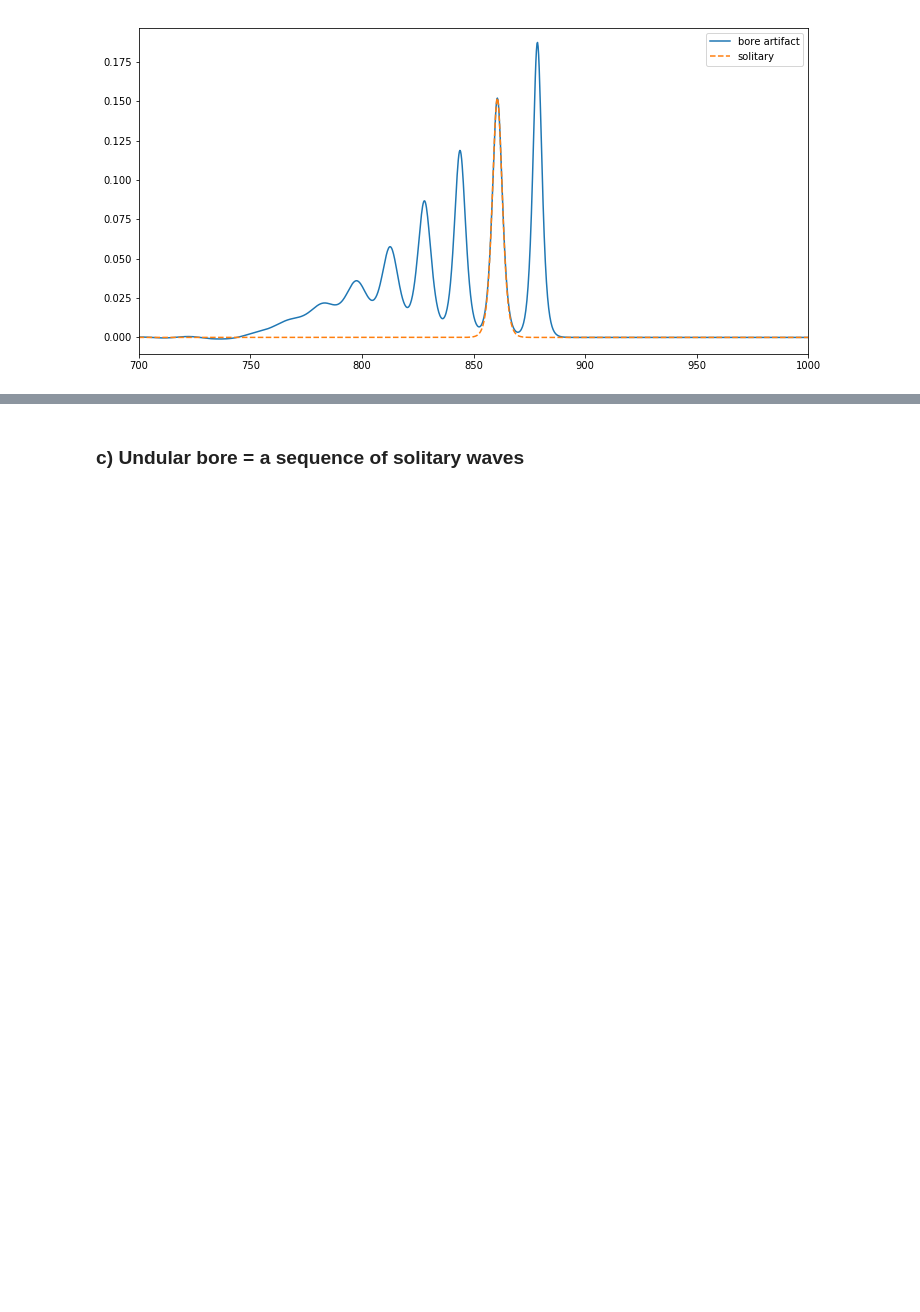
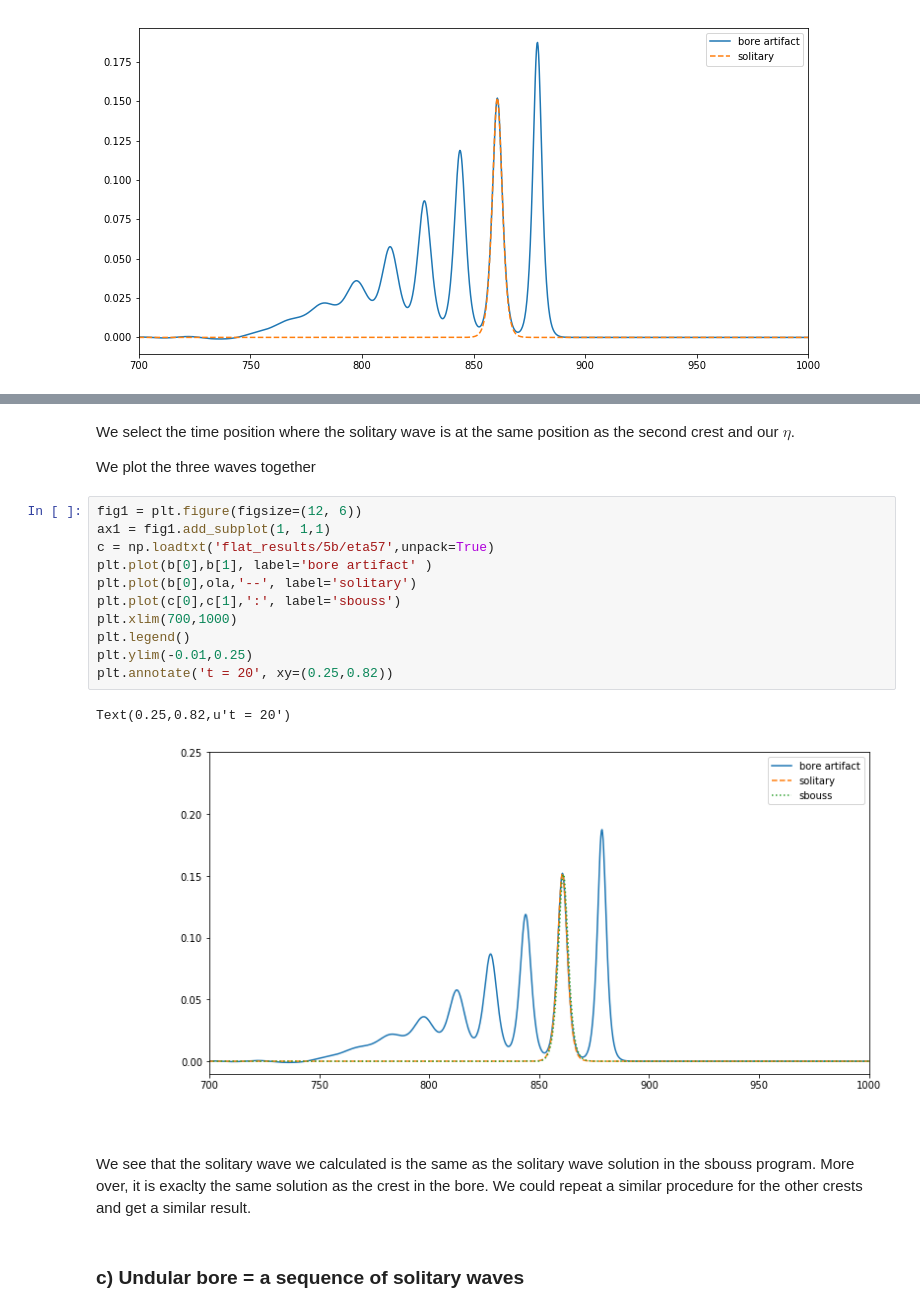
Before and after one commit to Reyna-RT/MEK9320, a Jupyter notebook: Second Assignment results.ipynb, the cells around one changed output, grey strips where cells are left out. Cells and saved outputs as stored; diff of their text form; blank space fills up the shorter version.

```diff
--- a/Second Assignment results.ipynb
+++ b/Second Assignment results.ipynb
@@ -934,3 +973,23 @@ It looks like each wavelet of the bore artifacts is a solitary wave solution.
+# %% [markdown]
+We select the time position where the solitary wave is at the same position as the second crest and our $\eta$.
+
+We plot the three waves together
+# %%
+fig1 = plt.figure(figsize=(12, 6))
+ax1 = fig1.add_subplot(1, 1,1)
+c = np.loadtxt('flat_results/5b/eta57',unpack=True)
+plt.plot(b[0],b[1], label='bore artifact' )
+plt.plot(b[0],ola,'--', label='solitary')
+plt.plot(c[0],c[1],':', label='sbouss')
+plt.xlim(700,1000)
+plt.legend()
+plt.ylim(-0.01,0.25)
+plt.annotate('t = 20', xy=(0.25,0.82))
+# %% [output]
+Text(0.25,0.82,u't = 20')
+[figure, added]
+# %% [markdown]
+We see that the solitary wave we calculated is the same as the solitary wave solution in the sbouss program. More over, it is exaclty the same solution as the crest in the bore. We could repeat a similar procedure for the other crests and get a similar result.
 # %% [markdown]
 ### c) Undular bore = a sequence of solitary waves
 # %% [markdown]
```
Also changed, not shown: parts of 9 cells of this notebook.
